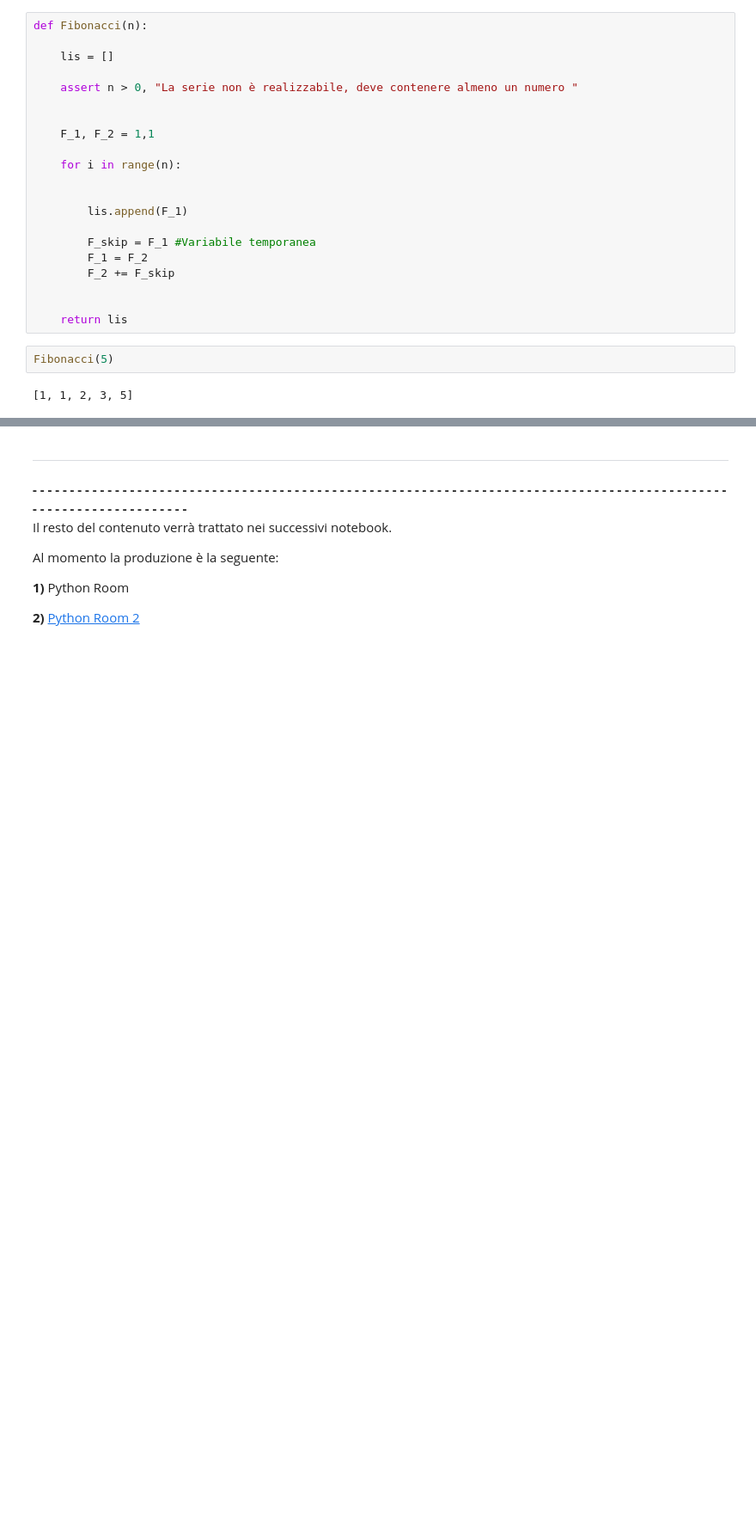
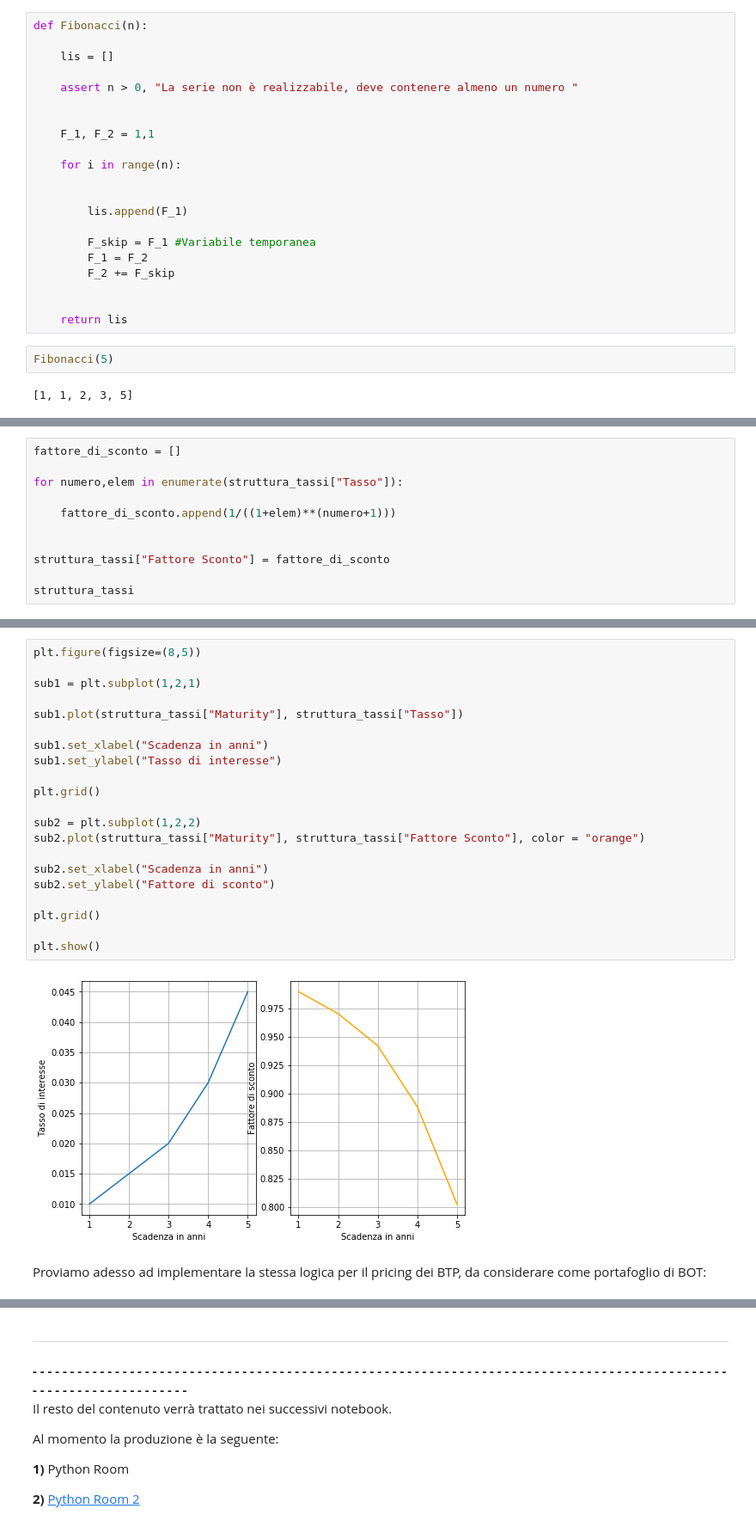
Before and after one commit to simonelucchesi/Python_room, a Jupyter notebook: Notebooks/Python Room .ipynb, the cells around one changed output, grey strips where cells are left out. Shown at 86% size. Cells and saved outputs as stored; diff of their text form; blank space fills up the shorter version.

```diff
--- a/Notebooks/Python Room .ipynb
+++ b/Notebooks/Python Room .ipynb
@@ -1288,0 +1378,11 @@ Fibonacci(5)
+# %%
+fattore_di_sconto = []
+
+for numero,elem in enumerate(struttura_tassi["Tasso"]):
+
+    fattore_di_sconto.append(1/((1+elem)**(numero+1)))
+
+
+struttura_tassi["Fattore Sconto"] = fattore_di_sconto
+
+struttura_tassi
@@ -1288,0 +1396,25 @@ Fibonacci(5)
+# %%
+plt.figure(figsize=(8,5))
+
+sub1 = plt.subplot(1,2,1)
+
+sub1.plot(struttura_tassi["Maturity"], struttura_tassi["Tasso"])
+
+sub1.set_xlabel("Scadenza in anni")
+sub1.set_ylabel("Tasso di interesse")
+
+plt.grid()
+
+sub2 = plt.subplot(1,2,2)
+sub2.plot(struttura_tassi["Maturity"], struttura_tassi["Fattore Sconto"], color = "orange")
+
+sub2.set_xlabel("Scadenza in anni")
+sub2.set_ylabel("Fattore di sconto")
+
+plt.grid()
+
+plt.show()
+# %% [output]
+[figure, added]
+# %% [markdown]
+Proviamo adesso ad implementare la stessa logica per il pricing dei BTP, da considerare come portafoglio di BOT:
```
Also changed, not shown: parts of 24 cells of this notebook.
